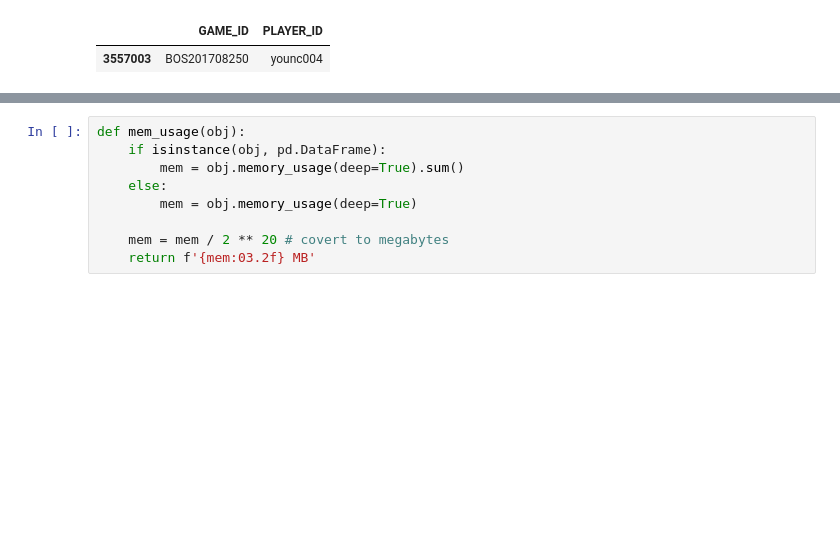
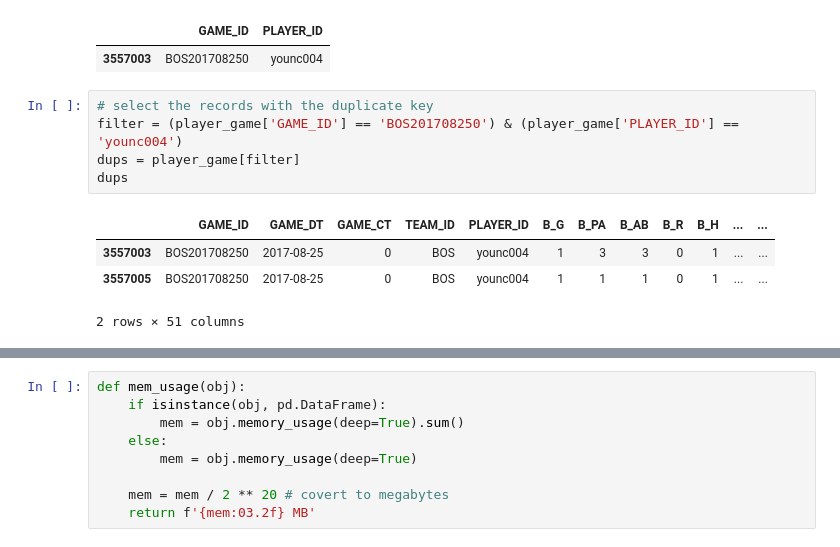
Before and after one commit to sdiehl28/Scikit-Learn-Workflow, a Jupyter notebook: python/RetrosheetPreprocess.ipynb, the cells around one changed output, grey strips where cells are left out. Saved outputs shown, nothing was run; the diff lists cells and outputs as text; blank space fills up the shorter version.

```diff
--- a/python/RetrosheetPreprocess.ipynb
+++ b/python/RetrosheetPreprocess.ipynb
@@ -210,3 +227,13 @@ player_game[dups][['GAME_ID', 'PLAYER_ID']]
 # %% [output]
 |  | GAME_ID | PLAYER_ID |
 | 3557003 | BOS201708250 | younc004 |
+# %%
+# select the records with the duplicate key
+filter = (player_game['GAME_ID'] == 'BOS201708250') & (player_game['PLAYER_ID'] == 'younc004')
+dups = player_game[filter]
+dups
+# %% [output]
+|  | GAME_ID | GAME_DT | GAME_CT | TEAM_ID | PLAYER_ID | B_G | B_PA | B_AB | B_R | B_H | ... | ... |
+| 3557003 | BOS201708250 | 2017-08-25 | 0 | BOS | younc004 | 1 | 3 | 3 | 0 | 1 | ... | ... |
+| 3557005 | BOS201708250 | 2017-08-25 | 0 | BOS | younc004 | 1 | 1 | 1 | 0 | 1 | ... | ... |
+2 rows × 51 columns
```
Also changed, not shown: parts of 36 cells of this notebook.
